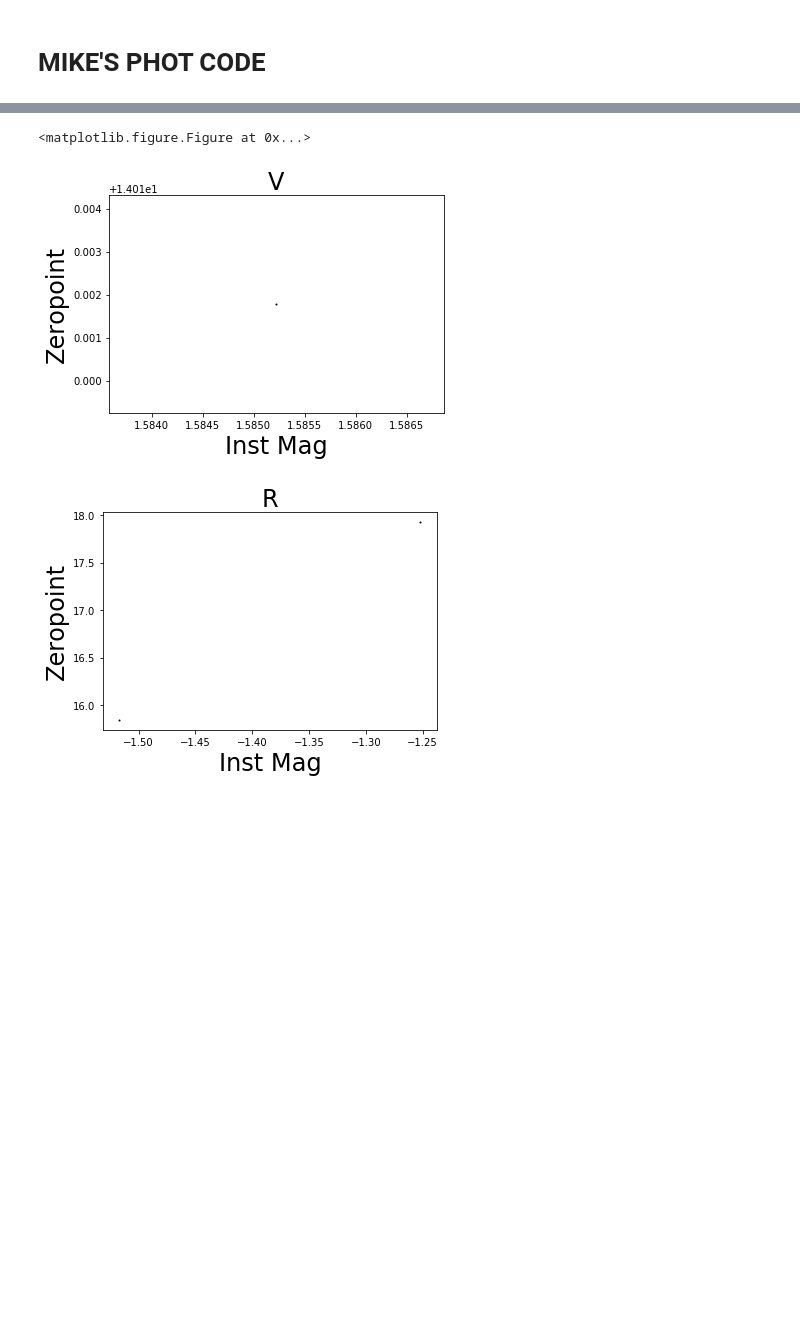
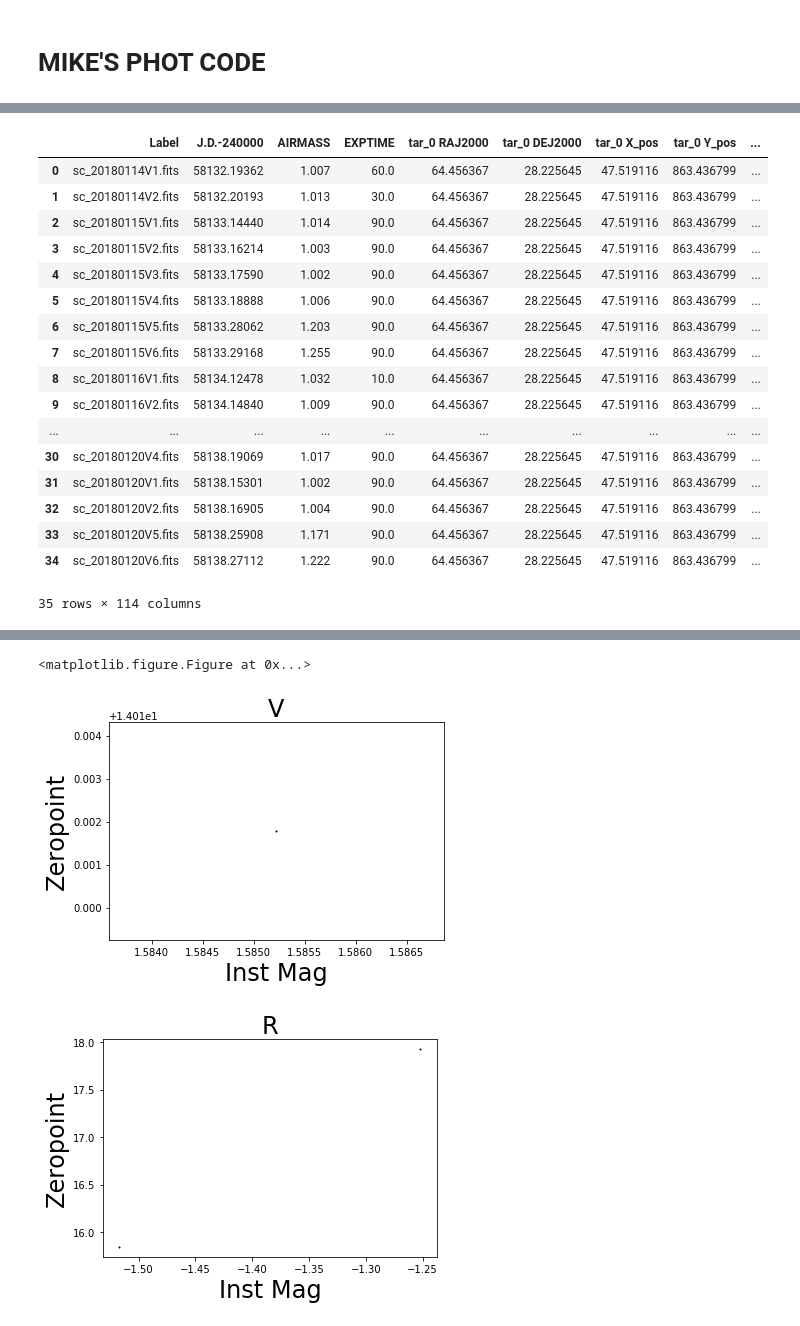
Before and after one commit to spacemira/Independent_Study_2018, a Jupyter notebook: Science2.ipynb, the cells around one changed output, grey strips where cells are left out. Saved outputs shown, nothing was run; the diff lists cells and outputs as text; code cells hidden in the pictures; blank space fills up the shorter version.

```diff
--- a/Science2.ipynb
+++ b/Science2.ipynb
@@ -362,7 +381,7 @@ Names = {}
 for filtername in filters:
 
     #need all the * for dealing with the different naming
-    imglist = glob.glob(datadir+'*'+filtername+'*/'+fieldname+'*/sc*.fits')
+    imglist = glob.glob(datadir+'*'+filtername+'*/'+fieldname+'*/sc*'+year+'*.fits')
 
     nimages = len(imglist) #how many images there are
 
@@ -491,5 +497,0 @@ master_data[usnob_col[1]][ref_ind[0]]
-# %%
-apass_d = np.ones(len(Names[filtname]))*master_data[Apass_col[0]][std_ind[0]]
-apass_e = np.ones(len(Names[filtname]))*master_data[Apass_col[1]][std_ind[0]]
-print(apass_d)
-print(apass_e)
@@ -773,0 +688,27 @@ AIJ_form.to_csv(field+'_'+filtname+'_AIJ.csv')
+# %%
+filt = 'V'
+for hh in range(0,len(ref_ind)):
+    if hh==0:
+        #                     (ind,num,master_data,Photometry,ePhotometry,Names,Times,AirMass,ExTime,filtname,im_info,use_survey)
+        ref_AIJ=AIJ_dataframe(ref_ind[hh],'ref_'+str(hh),master_data,Photometry,ePhotometry,Names,Times,AirMass,ExTime,filt,True,True)
+        if filt =='V':
+            ref_AIJ['ref_'+str(hh)+' APASS Zero_Point'] = ref_AIJ['ref_'+str(hh)+' Ins_Mag']-ref_AIJ['ref_'+str(hh)+' APASS(V)']
+            ref_AIJ['ref_'+str(hh)+' APASS Zero_Point_err'] = ((ref_AIJ['ref_'+str(hh)+' APASS_err'][hh]**2) + (ref_AIJ['ref_'+str(hh)+' Ins_Mag_err']**2))**0.5
+        else:
+            ref_AIJ['ref_'+str(hh)+' APASS Zero_Point'] = ref_AIJ['ref_'+str(hh)+' Ins_Mag']-sloan_ref[filt+'mag'][hh]
+            ref_AIJ['ref_'+str(hh)+' APASS Zero_Point_err'] = ((sloan_ref[filt+'mag_e'][hh]**2) + (ref_AIJ['ref_'+str(hh)+' Ins_Mag_err']**2))**0.5
+            ref_AIJ['ref_'+str(hh)+' APASS('+filt+')'] = sloan_ref[filt+'mag'][hh]
+            ref_AIJ['ref_'+str(hh)+' APASS('+filt+')_err'] = sloan_ref[filt+'mag_e'][hh]
+    else:
+        ref_AIJ_temp=AIJ_dataframe(ref_ind[hh],'ref_'+str(hh),master_data,Photometry,ePhotometry,Names,Times,AirMass,ExTime,filt,False,True)
+        if filt =='V':
+            ref_AIJ_temp['ref_'+str(hh)+' APASS Zero_Point'] = ref_AIJ_temp['ref_'+str(hh)+' Ins_Mag']-ref_AIJ_temp['ref_'+str(hh)+' APASS(V)']
+            ref_AIJ_temp['ref_'+str(hh)+' APASS Zero_Point_err'] = ((ref_AIJ_temp['ref_'+str(hh)+' APASS_err']**2) + (ref_AIJ_temp['ref_'+str(hh)+' Ins_Mag_err']**2))**0.5
+        else:
+            ref_AIJ_temp['ref_'+str(hh)+' APASS Zero_Point'] = ref_AIJ_temp['ref_'+str(hh)+' Ins_Mag']-sloan_ref[filt+'mag'][hh]
+            ref_AIJ_temp['ref_'+str(hh)+' APASS Zero_Point_err'] = ((sloan_ref[filt+'mag_e'][hh]**2) + (ref_AIJ_temp['ref_'+str(hh)+' Ins_Mag_err']**2))**0.5
+            ref_AIJ_temp['ref_'+str(hh)+' APASS('+filt+')'] = sloan_ref[filt+'mag'][hh]
+            ref_AIJ_temp['ref_'+str(hh)+' APASS('+filt+')_err'] = sloan_ref[filt+'mag_e'][hh]
+        ref_AIJ = pd.concat([ref_AIJ,ref_AIJ_temp],axis=1)
+
+ref_AIJ.to_csv(year+field+'ref_star_data_'+filt+'.csv')
@@ -773,0 +793,22 @@ AIJ_form.to_csv(field+'_'+filtname+'_AIJ.csv')
+# %%
+#ref_stars[ref_zp_col[r_ind]]
+tar_AIJ
+# %% [output]
+|  | Label | J.D.-240000 | AIRMASS | EXPTIME | tar_0 RAJ2000 | tar_0 DEJ2000 | tar_0 X_pos | tar_0 Y_pos | ... |
+| 0 | sc_20180114V1.fits | 58132.19362 | 1.007 | 60.0 | 64.456367 | 28.225645 | 47.519116 | 863.436799 | ... |
+| 1 | sc_20180114V2.fits | 58132.20193 | 1.013 | 30.0 | 64.456367 | 28.225645 | 47.519116 | 863.436799 | ... |
+| 2 | sc_20180115V1.fits | 58133.14440 | 1.014 | 90.0 | 64.456367 | 28.225645 | 47.519116 | 863.436799 | ... |
+| 3 | sc_20180115V2.fits | 58133.16214 | 1.003 | 90.0 | 64.456367 | 28.225645 | 47.519116 | 863.436799 | ... |
+| 4 | sc_20180115V3.fits | 58133.17590 | 1.002 | 90.0 | 64.456367 | 28.225645 | 47.519116 | 863.436799 | ... |
+| 5 | sc_20180115V4.fits | 58133.18888 | 1.006 | 90.0 | 64.456367 | 28.225645 | 47.519116 | 863.436799 | ... |
+| 6 | sc_20180115V5.fits | 58133.28062 | 1.203 | 90.0 | 64.456367 | 28.225645 | 47.519116 | 863.436799 | ... |
+| 7 | sc_20180115V6.fits | 58133.29168 | 1.255 | 90.0 | 64.456367 | 28.225645 | 47.519116 | 863.436799 | ... |
+| 8 | sc_20180116V1.fits | 58134.12478 | 1.032 | 10.0 | 64.456367 | 28.225645 | 47.519116 | 863.436799 | ... |
+| 9 | sc_20180116V2.fits | 58134.14840 | 1.009 | 90.0 | 64.456367 | 28.225645 | 47.519116 | 863.436799 | ... |
+| ... | ... | ... | ... | ... | ... | ... | ... | ... | ... |
+| 30 | sc_20180120V4.fits | 58138.19069 | 1.017 | 90.0 | 64.456367 | 28.225645 | 47.519116 | 863.436799 | ... |
+| 31 | sc_20180120V1.fits | 58138.15301 | 1.002 | 90.0 | 64.456367 | 28.225645 | 47.519116 | 863.436799 | ... |
+| 32 | sc_20180120V2.fits | 58138.16905 | 1.004 | 90.0 | 64.456367 | 28.225645 | 47.519116 | 863.436799 | ... |
+| 33 | sc_20180120V5.fits | 58138.25908 | 1.171 | 90.0 | 64.456367 | 28.225645 | 47.519116 | 863.436799 | ... |
+| 34 | sc_20180120V6.fits | 58138.27112 | 1.222 | 90.0 | 64.456367 | 28.225645 | 47.519116 | 863.436799 | ... |
+35 rows × 114 columns
```
Also changed, not shown: parts of 38 cells of this notebook, 1 other file.
